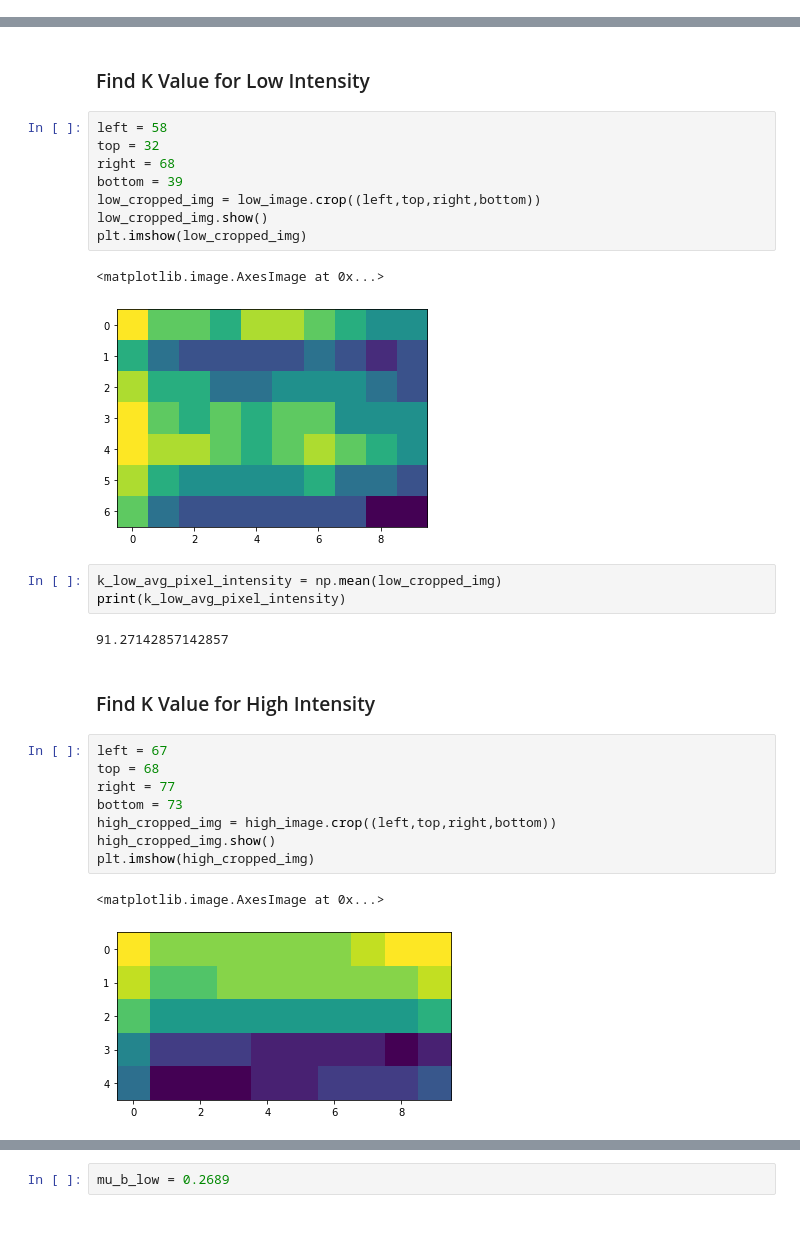
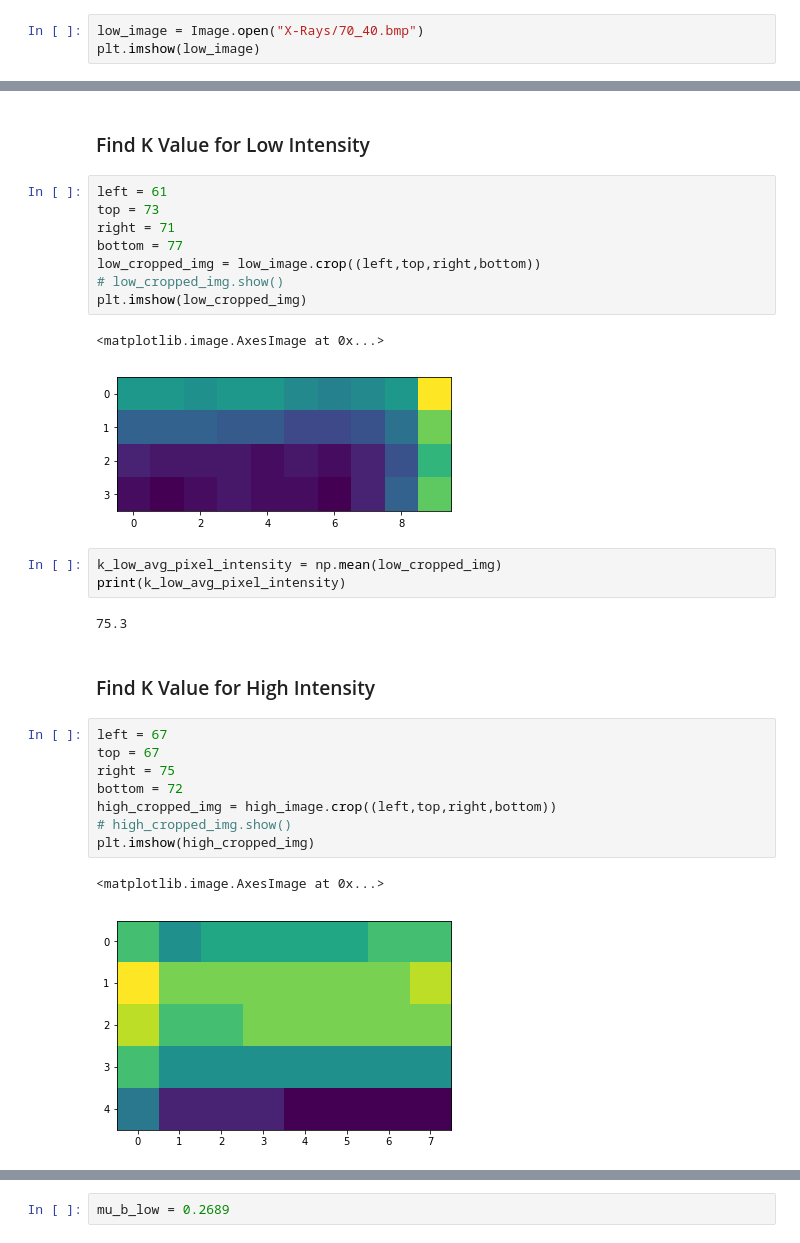
Before and after one commit to rclemsmith/Final-Year-Project, a Jupyter notebook: bmd.ipynb, the cells around one changed output, grey strips where cells are left out. Cells and saved outputs as stored; diff of their text form.

```diff
--- a/bmd.ipynb
+++ b/bmd.ipynb
@@ -113,3 +112,6 @@ high_avg_pixel_intensity = np.mean(high_cropped_img)
 print(high_avg_pixel_intensity)
 # %% [output]
 73.23333333333333
+# %%
+low_image = Image.open("X-Rays/70_40.bmp")
+plt.imshow(low_image)
@@ -116,34 +121,34 @@ print(high_avg_pixel_intensity)
 # %% [markdown]
 ### Find K Value for Low Intensity
 # %%
-left = 58
-top = 32
-right = 68
-bottom = 39
+left = 61
+top = 73
+right = 71
+bottom = 77
 low_cropped_img = low_image.crop((left,top,right,bottom))
-low_cropped_img.show()
+# low_cropped_img.show()
 plt.imshow(low_cropped_img)
 # %% [output]
 <matplotlib.image.AxesImage at 0x...>
-[figure, old version]
+[figure, new version]
 # %%
 k_low_avg_pixel_intensity = np.mean(low_cropped_img)
 print(k_low_avg_pixel_intensity)
 # %% [output]
-91.27142857142857
+75.3
 # %% [markdown]
 ### Find K Value for High Intensity
 # %%
 left = 67
-top = 68
-right = 77
-bottom = 73
+top = 67
+right = 75
+bottom = 72
 high_cropped_img = high_image.crop((left,top,right,bottom))
-high_cropped_img.show()
+# high_cropped_img.show()
 plt.imshow(high_cropped_img)
 # %% [output]
 <matplotlib.image.AxesImage at 0x...>
-[figure, old version]
+[figure, new version]
 # %%
 k_high_avg_pixel_intensity = np.mean(high_cropped_img)
 print(k_high_avg_pixel_intensity)
```
Also changed, not shown: parts of 13 cells of this notebook, 1 other file.
